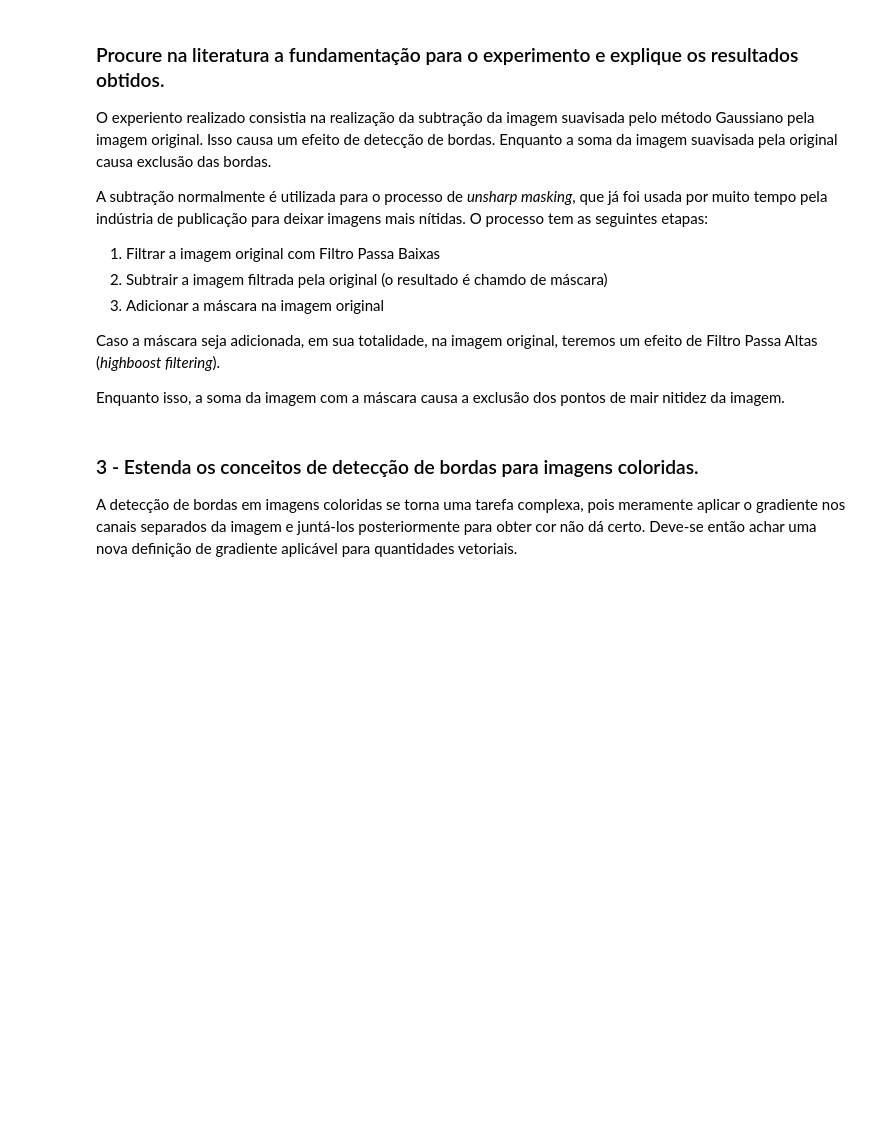
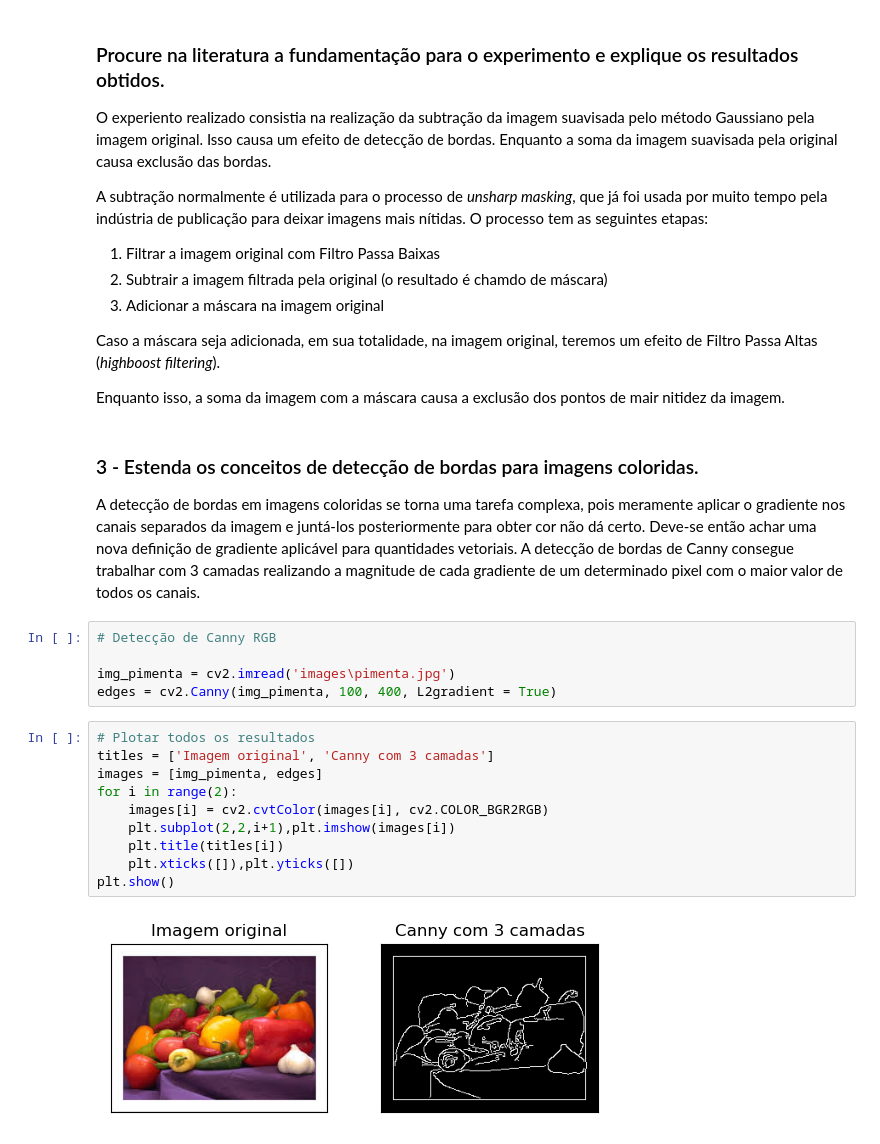
Before and after one commit to Adribom/VisComp22, a Jupyter notebook: Aula5/Tutorial_de_detecção_de_bordas.ipynb, the cells around one changed output. Cells and saved outputs as stored; diff of their text form; blank space fills up the shorter version.

```diff
--- a/Aula5/Tutorial_de_detecção_de_bordas.ipynb
+++ b/Aula5/Tutorial_de_detecção_de_bordas.ipynb
@@ -186,4 +186,21 @@ Enquanto isso, a soma da imagem com a máscara causa a exclusão dos pontos de m
 # %% [markdown]
 ### 3 - Estenda os conceitos de detecção de bordas para imagens coloridas.
 
-A detecção de bordas em imagens coloridas se torna uma tarefa complexa, pois meramente aplicar o gradiente nos canais separados da imagem e juntá-los posteriormente para obter cor não dá certo. Deve-se então achar uma nova definição de gradiente aplicável para quantidades vetoriais.
+A detecção de bordas em imagens coloridas se torna uma tarefa complexa, pois meramente aplicar o gradiente nos canais separados da imagem e juntá-los posteriormente para obter cor não dá certo. Deve-se então achar uma nova definição de gradiente aplicável para quantidades vetoriais. A detecção de bordas de Canny consegue trabalhar com 3 camadas realizando a magnitude de cada gradiente de um determinado pixel com o maior valor de todos os canais.
+# %%
+# Detecção de Canny RGB
+
+img_pimenta = cv2.imread('images\pimenta.jpg')
+edges = cv2.Canny(img_pimenta, 100, 400, L2gradient = True)
+# %%
+# Plotar todos os resultados
+titles = ['Imagem original', 'Canny com 3 camadas']
+images = [img_pimenta, edges]
+for i in range(2):
+    images[i] = cv2.cvtColor(images[i], cv2.COLOR_BGR2RGB)
+    plt.subplot(2,2,i+1),plt.imshow(images[i])
+    plt.title(titles[i])
+    plt.xticks([]),plt.yticks([])
+plt.show()
+# %% [output]
+[figure, added]
```
Also changed, not shown: 21 other files.
